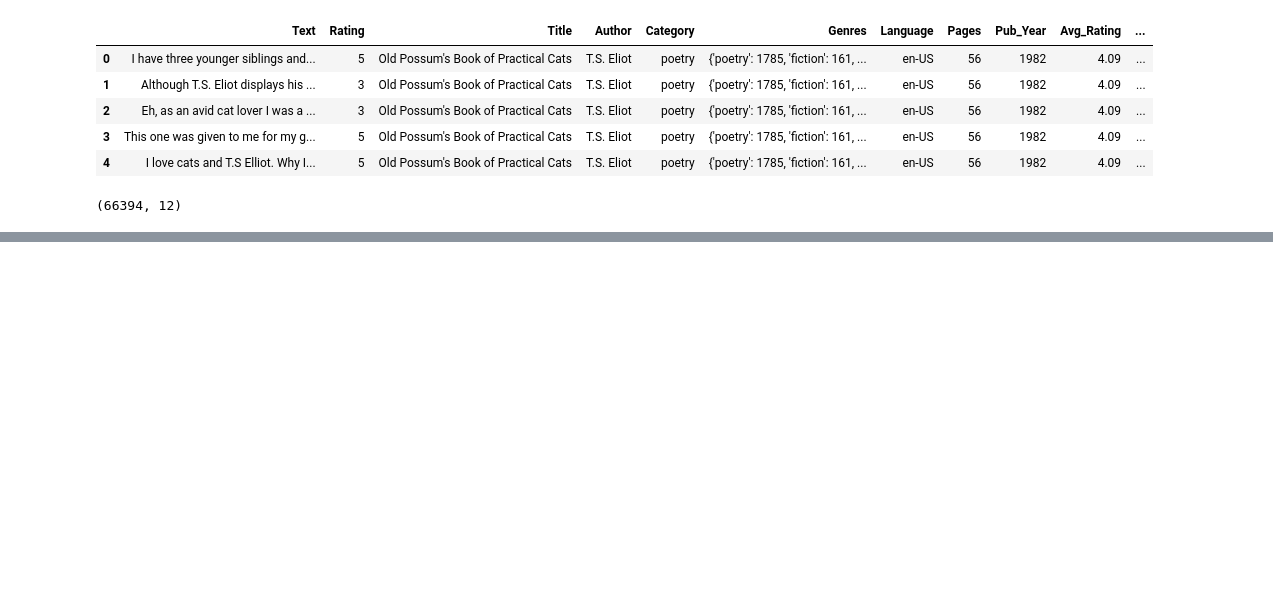
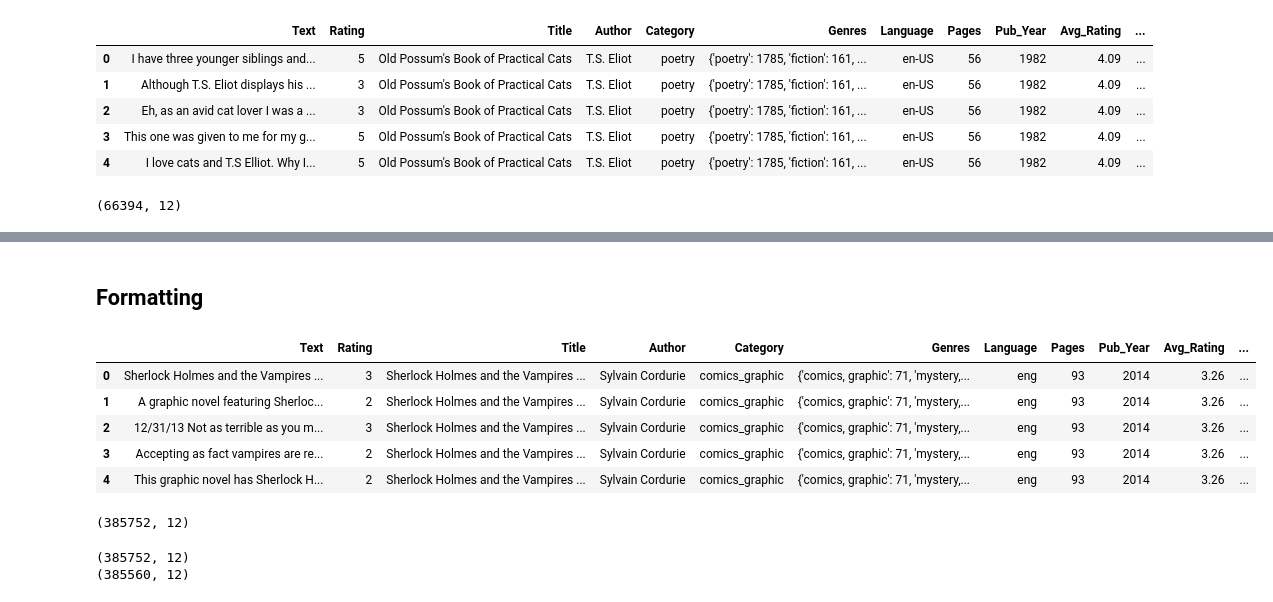
Before and after one commit to Data-Science-for-Linguists-2023/Goodreads-Genre-Reviews-Analysis, a Jupyter notebook: Data_Exploration.ipynb, the cells around one changed output, grey strips where cells are left out. Cells and saved outputs as stored; diff of their text form; code cells hidden in the pictures; blank space fills up the shorter version.

```diff
--- a/Data_Exploration.ipynb
+++ b/Data_Exploration.ipynb
@@ -758,0 +910,3 @@ poetry_short.shape
+# %%
+comics_authors = list(comics_df.index.map(lambda x: comics_df.authors.iloc[x][0]))
+list(comics_authors[0].values())[0]
@@ -758,0 +915,3 @@ poetry_short.shape
+# %%
+comics_df['author_id'] = comics_df.index.map(lambda x: int(list(comics_authors[x].values())[0]))
+comics_df.head()
@@ -758,0 +926,3 @@ poetry_short.shape
+# %%
+comics_df = pd.merge(comics_df, authors_df)
+print(comics_df.shape)
@@ -758,0 +933,4 @@ poetry_short.shape
+# %%
+english = (comics_df.language_code == 'eng') | (comics_df.language_code == 'en-GB') | (comics_df.language_code == 'en-US') | (comics_df.language_code == 'en-CA')
+comics_df = comics_df[english]
+comics_df.head()
@@ -758,0 +945,26 @@ poetry_short.shape
+# %% [markdown]
+## Formatting
+# %%
+comics_short = comics_df[['user_id', 'rating', 'review_text', 'language_code', 'average_rating', 'num_pages', 'publication_year', 'ratings_count', 'title', 'genres', 'Genre_Tag', 'name']]
+comics_short.columns = ['User_ID', 'Rating', 'Text', 'Language', 'Avg_Rating', 'Pages', 'Pub_Year', 'Ratings_Count', 'Title', 'Genres', 'Category', 'Author']
+comics_short = comics_short[[ 'Text', 'Rating', 'Title', 'Author', 'Category', 'Genres', 'Language', 'Pages', 'Pub_Year', 'Avg_Rating', 'Ratings_Count', 'User_ID']]
+comics_short.head()
+# %% [output]
+|  | Text | Rating | Title | Author | Category | Genres | Language | Pages | Pub_Year | Avg_Rating | ... |
+| 0 | Sherlock Holmes and the Vampires ... | 3 | Sherlock Holmes and the Vampires ... | Sylvain Cordurie | comics_graphic | {'comics, graphic': 71, 'mystery,... | eng | 93 | 2014 | 3.26 | ... |
+| 1 | A graphic novel featuring Sherloc... | 2 | Sherlock Holmes and the Vampires ... | Sylvain Cordurie | comics_graphic | {'comics, graphic': 71, 'mystery,... | eng | 93 | 2014 | 3.26 | ... |
+| 2 | 12/31/13 Not as terrible as you m... | 3 | Sherlock Holmes and the Vampires ... | Sylvain Cordurie | comics_graphic | {'comics, graphic': 71, 'mystery,... | eng | 93 | 2014 | 3.26 | ... |
+| 3 | Accepting as fact vampires are re... | 2 | Sherlock Holmes and the Vampires ... | Sylvain Cordurie | comics_graphic | {'comics, graphic': 71, 'mystery,... | eng | 93 | 2014 | 3.26 | ... |
+| 4 | This graphic novel has Sherlock H... | 2 | Sherlock Holmes and the Vampires ... | Sylvain Cordurie | comics_graphic | {'comics, graphic': 71, 'mystery,... | eng | 93 | 2014 | 3.26 | ... |
+# %%
+comics_short.shape
+# %% [output]
+(385752, 12)
+# %%
+empty = (comics_short.Text != '') & (comics_short.Text != ' ') & (comics_short.Rating != '') & (comics_short.Rating != ' ')
+print(comics_short.shape)
+print(comics_short[empty].shape)
+comics_short = comics_short[empty]
+# %% [output]
+(385752, 12)
+(385560, 12)
```
Also changed, not shown: parts of 172 cells of this notebook.
